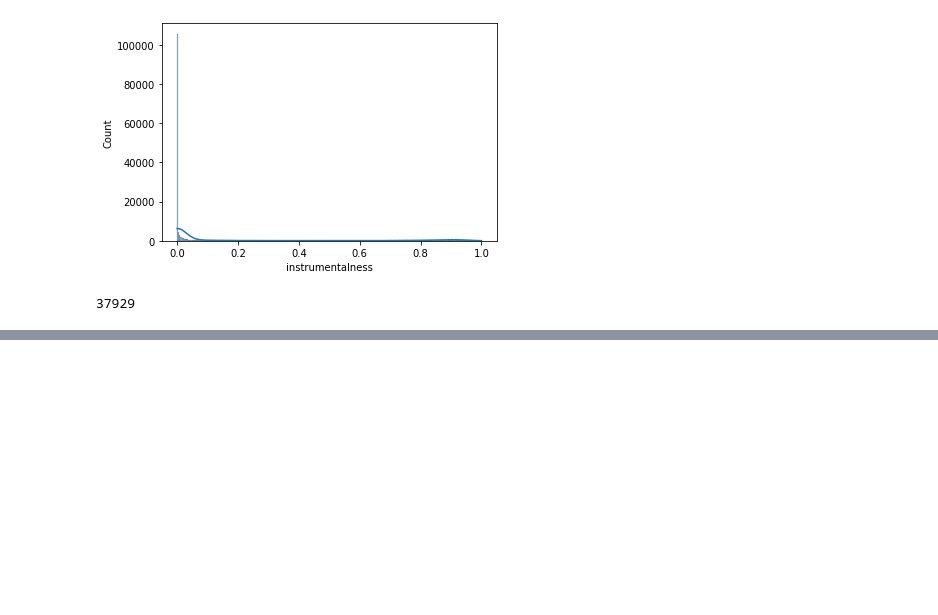
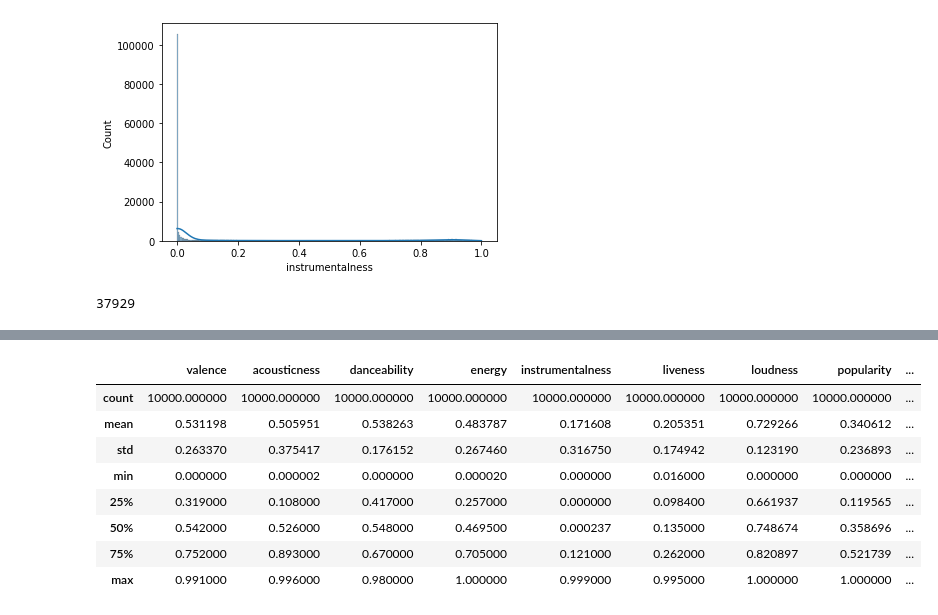
Before and after one commit to federicoeramirez/jars, a Jupyter notebook: notebooks/adrian_data_preprocessing.ipynb, the cells around one changed output, grey strips where cells are left out. Cells and saved outputs as stored; diff of their text form; code cells hidden in the pictures; blank space fills up the shorter version.

```diff
--- a/notebooks/adrian_data_preprocessing.ipynb
+++ b/notebooks/adrian_data_preprocessing.ipynb
@@ -275,0 +528,12 @@ count_ins
+# %%
+data_pre.describe()
+# %% [output]
+|  | valence | acousticness | danceability | energy | instrumentalness | liveness | loudness | popularity | ... |
+| count | 10000.000000 | 10000.000000 | 10000.000000 | 10000.000000 | 10000.000000 | 10000.000000 | 10000.000000 | 10000.000000 | ... |
+| mean | 0.531198 | 0.505951 | 0.538263 | 0.483787 | 0.171608 | 0.205351 | 0.729266 | 0.340612 | ... |
+| std | 0.263370 | 0.375417 | 0.176152 | 0.267460 | 0.316750 | 0.174942 | 0.123190 | 0.236893 | ... |
+| min | 0.000000 | 0.000002 | 0.000000 | 0.000020 | 0.000000 | 0.016000 | 0.000000 | 0.000000 | ... |
+| 25% | 0.319000 | 0.108000 | 0.417000 | 0.257000 | 0.000000 | 0.098400 | 0.661937 | 0.119565 | ... |
+| 50% | 0.542000 | 0.526000 | 0.548000 | 0.469500 | 0.000237 | 0.135000 | 0.748674 | 0.358696 | ... |
+| 75% | 0.752000 | 0.893000 | 0.670000 | 0.705000 | 0.121000 | 0.262000 | 0.820897 | 0.521739 | ... |
+| max | 0.991000 | 0.996000 | 0.980000 | 1.000000 | 0.999000 | 0.995000 | 1.000000 | 1.000000 | ... |
```
Also changed, not shown: parts of 20 cells of this notebook, 13 other files.
